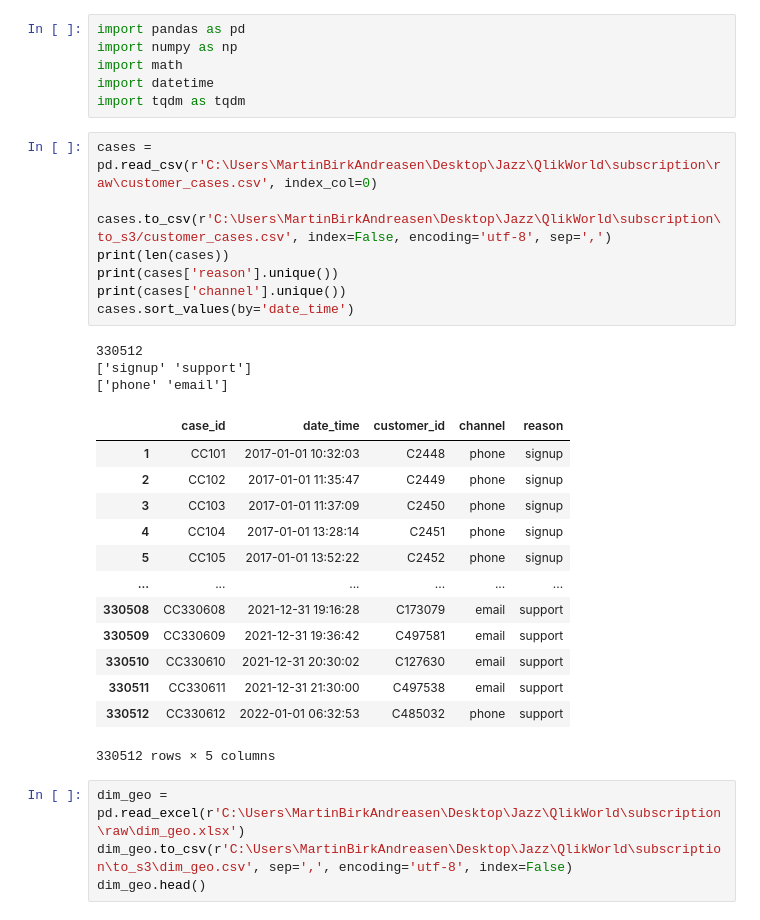
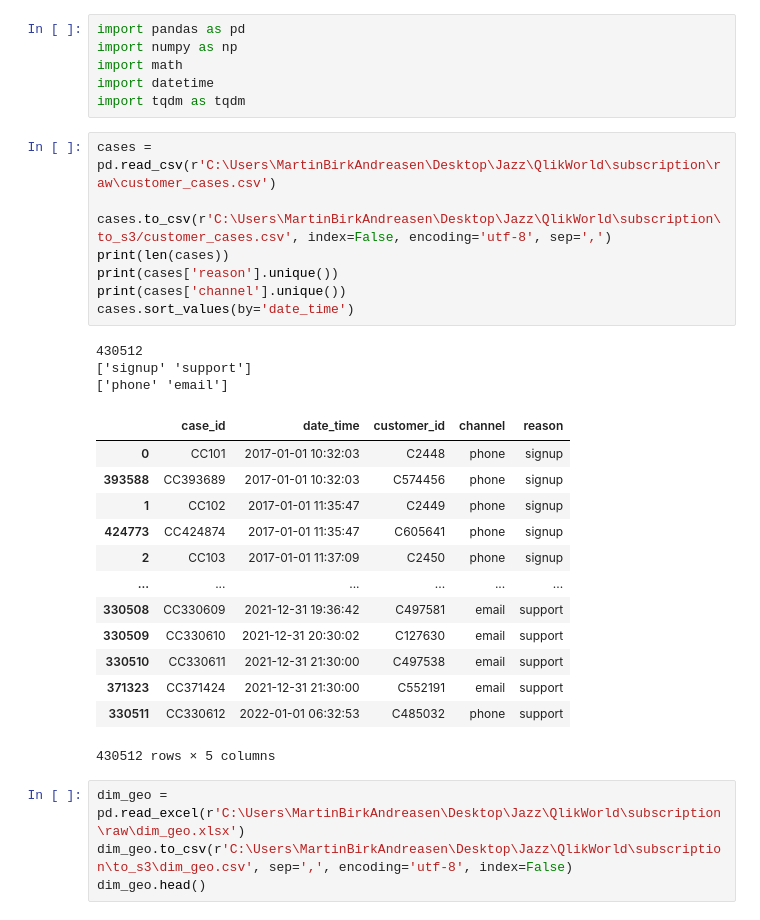
Before and after one commit to MartinBA741/QlikWorld, a Jupyter notebook: manipulate.ipynb, the cells around one changed output. Saved outputs shown, nothing was run; the diff lists cells and outputs as text.

Commit message:
new customers are added

```diff
--- a/manipulate.ipynb
+++ b/manipulate.ipynb
@@ -5,30 +5,30 @@ import math
 import datetime
 import tqdm as tqdm
 # %%
-cases = pd.read_csv(r'C:\Users\MartinBirkAndreasen\Desktop\Jazz\QlikWorld\subscription\raw\customer_cases.csv', index_col=0)
+cases = pd.read_csv(r'C:\Users\MartinBirkAndreasen\Desktop\Jazz\QlikWorld\subscription\raw\customer_cases.csv')
 
 cases.to_csv(r'C:\Users\MartinBirkAndreasen\Desktop\Jazz\QlikWorld\subscription\to_s3/customer_cases.csv', index=False, encoding='utf-8', sep=',')
 print(len(cases))
 print(cases['reason'].unique())
 print(cases['channel'].unique())
 cases.sort_values(by='date_time')
 # %% [output]
-330512
+430512
 ['signup' 'support']
 ['phone' 'email']
 |  | case_id | date_time | customer_id | channel | reason |
-| 1 | CC101 | 2017-01-01 10:32:03 | C2448 | phone | signup |
-| 2 | CC102 | 2017-01-01 11:35:47 | C2449 | phone | signup |
-| 3 | CC103 | 2017-01-01 11:37:09 | C2450 | phone | signup |
-| 4 | CC104 | 2017-01-01 13:28:14 | C2451 | phone | signup |
-| 5 | CC105 | 2017-01-01 13:52:22 | C2452 | phone | signup |
+| 0 | CC101 | 2017-01-01 10:32:03 | C2448 | phone | signup |
+| 393588 | CC393689 | 2017-01-01 10:32:03 | C574456 | phone | signup |
+| 1 | CC102 | 2017-01-01 11:35:47 | C2449 | phone | signup |
+| 424773 | CC424874 | 2017-01-01 11:35:47 | C605641 | phone | signup |
+| 2 | CC103 | 2017-01-01 11:37:09 | C2450 | phone | signup |
 | ... | ... | ... | ... | ... | ... |
-| 330508 | CC330608 | 2021-12-31 19:16:28 | C173079 | email | support |
-| 330509 | CC330609 | 2021-12-31 19:36:42 | C497581 | email | support |
-| 330510 | CC330610 | 2021-12-31 20:30:02 | C127630 | email | support |
-| 330511 | CC330611 | 2021-12-31 21:30:00 | C497538 | email | support |
-| 330512 | CC330612 | 2022-01-01 06:32:53 | C485032 | phone | support |
+| 330508 | CC330609 | 2021-12-31 19:36:42 | C497581 | email | support |
+| 330509 | CC330610 | 2021-12-31 20:30:02 | C127630 | email | support |
+| 330510 | CC330611 | 2021-12-31 21:30:00 | C497538 | email | support |
+| 371323 | CC371424 | 2021-12-31 21:30:00 | C552191 | email | support |
+| 330511 | CC330612 | 2022-01-01 06:32:53 | C485032 | phone | support |
-330512 rows × 5 columns
+430512 rows × 5 columns
 # %%
 dim_geo = pd.read_excel(r'C:\Users\MartinBirkAndreasen\Desktop\Jazz\QlikWorld\subscription\raw\dim_geo.xlsx')
 dim_geo.to_csv(r'C:\Users\MartinBirkAndreasen\Desktop\Jazz\QlikWorld\subscription\to_s3\dim_geo.csv', sep=',', encoding='utf-8', index=False)
```
Also changed, not shown: parts of 13 cells of this notebook, 1 other file.
